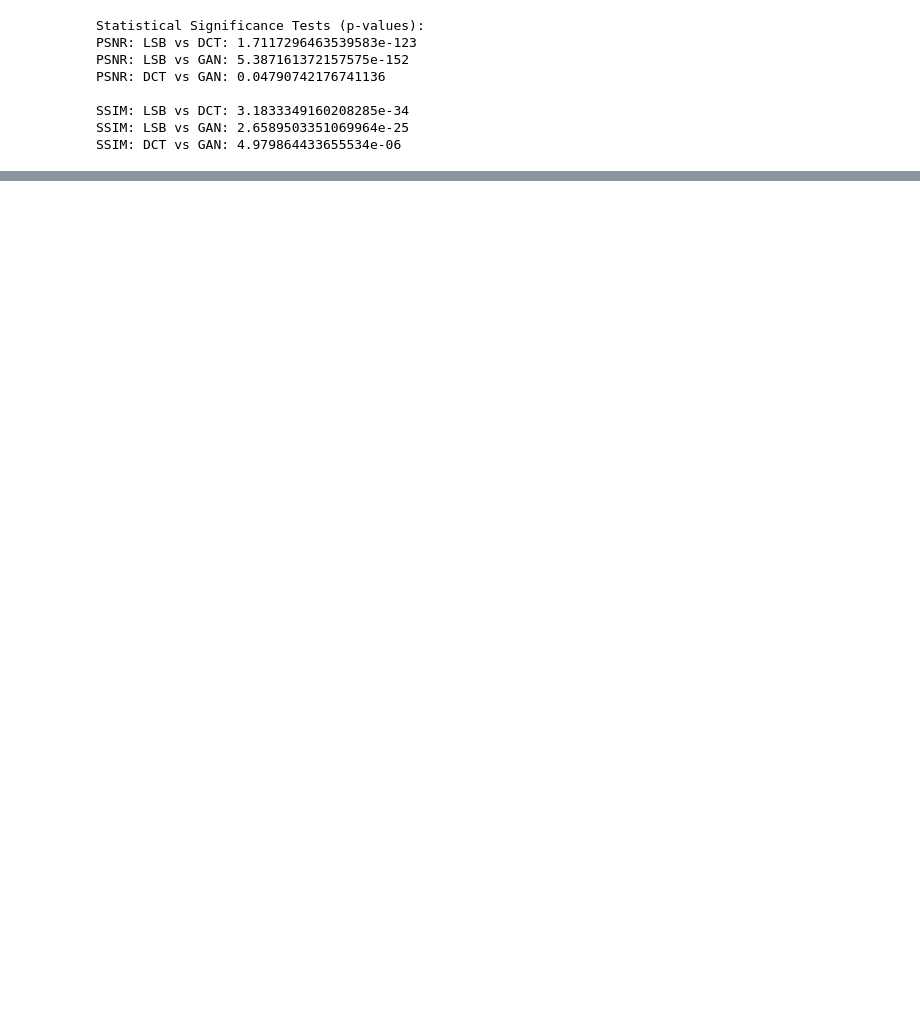
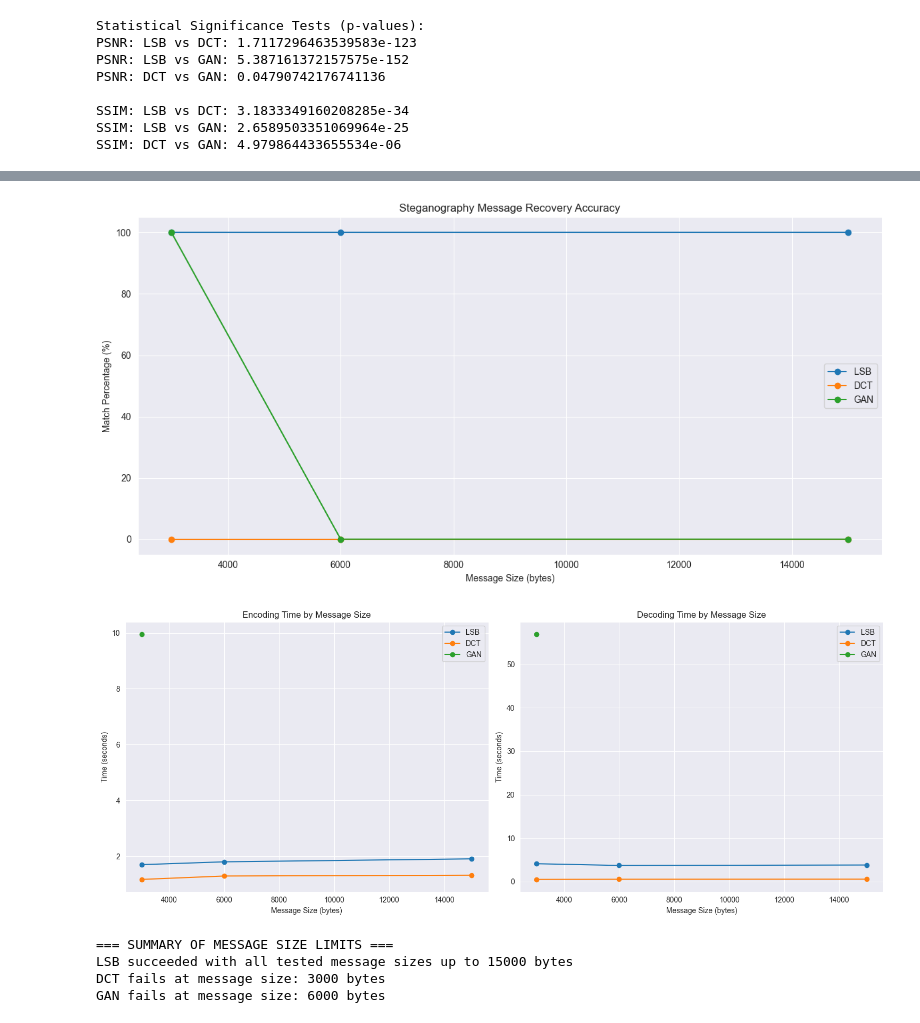
Before and after one commit to kvu228/steganogan, a Jupyter notebook: research/comparision.ipynb, the cells around one changed output, grey strips where cells are left out. Cells and saved outputs as stored; diff of their text form; code cells hidden in the pictures; blank space fills up the shorter version.

```diff
--- a/research/comparision.ipynb
+++ b/research/comparision.ipynb
@@ -179,0 +524,51 @@ SSIM: DCT vs GAN: 4.979864433655534e-06
+# %%
+# Visualize the match percentages
+plt.figure(figsize=(12, 6))
+for method in ['LSB', 'DCT', 'GAN']:
+    plt.plot(detailed_df['Size (bytes)'], detailed_df[f'{method}_match_percentage'], 'o-', label=method)
+plt.xlabel('Message Size (bytes)')
+plt.ylabel('Match Percentage (%)')
+plt.title('Steganography Message Recovery Accuracy')
+plt.grid(True)
+plt.legend()
+plt.tight_layout()
+plt.show()
+
+# Visualize the encoding and decoding times
+plt.figure(figsize=(15, 6))
+plt.subplot(1, 2, 1)
+for method in ['LSB', 'DCT', 'GAN']:
+    plt.plot(detailed_df['Size (bytes)'], detailed_df[f'{method}_encoding_time'], 'o-', label=method)
+plt.xlabel('Message Size (bytes)')
+plt.ylabel('Time (seconds)')
+plt.title('Encoding Time by Message Size')
+plt.grid(True)
+plt.legend()
+
+plt.subplot(1, 2, 2)
+for method in ['LSB', 'DCT', 'GAN']:
+    plt.plot(detailed_df['Size (bytes)'], detailed_df[f'{method}_decoding_time'], 'o-', label=method)
+plt.xlabel('Message Size (bytes)')
+plt.ylabel('Time (seconds)')
+plt.title('Decoding Time by Message Size')
+plt.grid(True)
+plt.legend()
+
+plt.tight_layout()
+plt.show()
+
+# Print a clear summary of which methods failed at which message sizes
+print("\n=== SUMMARY OF MESSAGE SIZE LIMITS ===")
+for method in ['LSB', 'DCT', 'GAN']:
+    if False in detailed_df[f'{method}_success'].values:
+        fail_size = detailed_df[detailed_df[f'{method}_success'] == False]['Size (bytes)'].min()
+        print(f"{method} fails at message size: {fail_size} bytes")
+    else:
+        print(f"{method} succeeded with all tested message sizes up to {detailed_df['Size (bytes)'].max()} bytes")
+# %% [output]
+[figure, added]
+[figure, added]
+=== SUMMARY OF MESSAGE SIZE LIMITS ===
+LSB succeeded with all tested message sizes up to 15000 bytes
+DCT fails at message size: 3000 bytes
+GAN fails at message size: 6000 bytes
```
Also changed, not shown: parts of 9 cells of this notebook, 1 other file.
